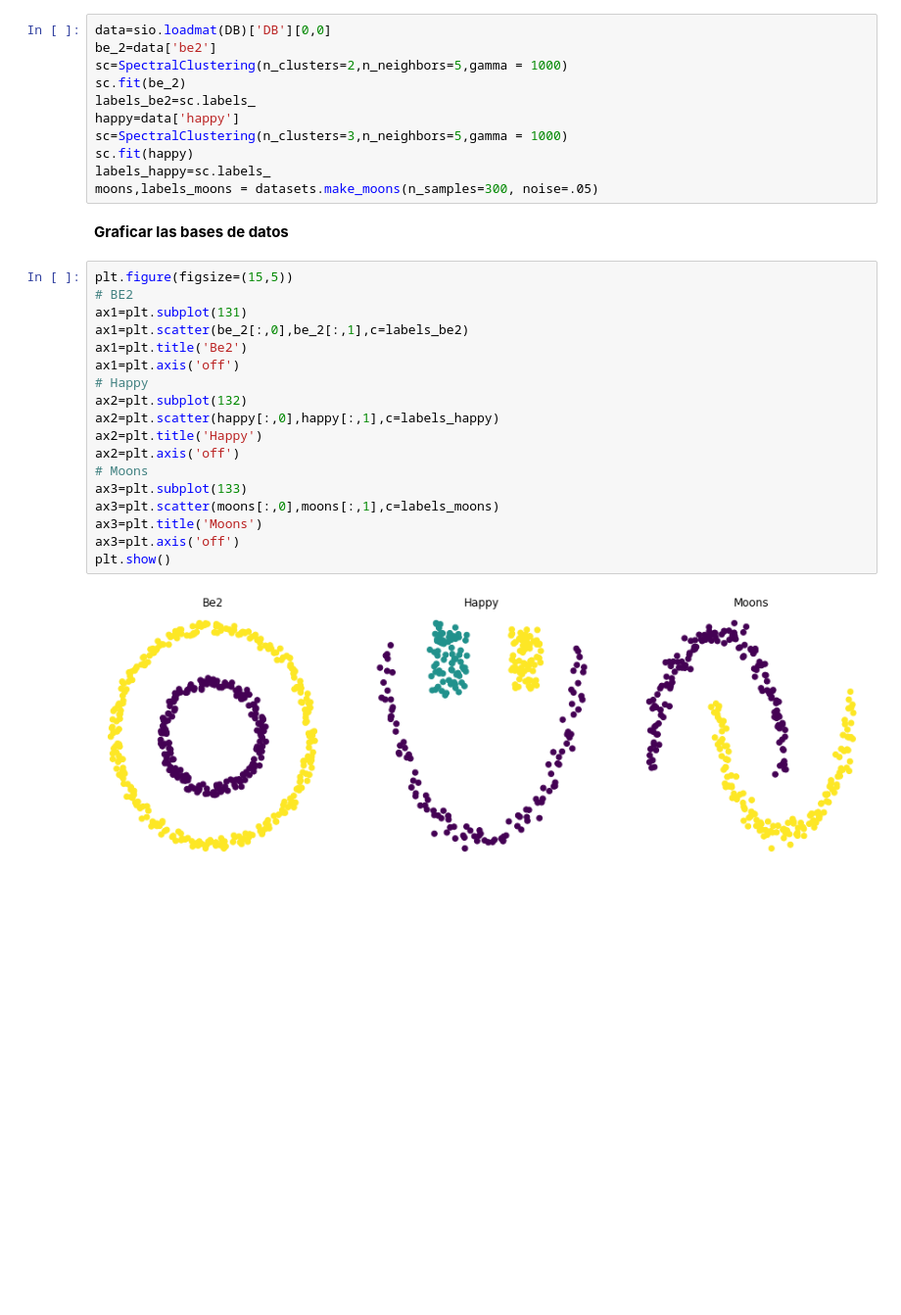
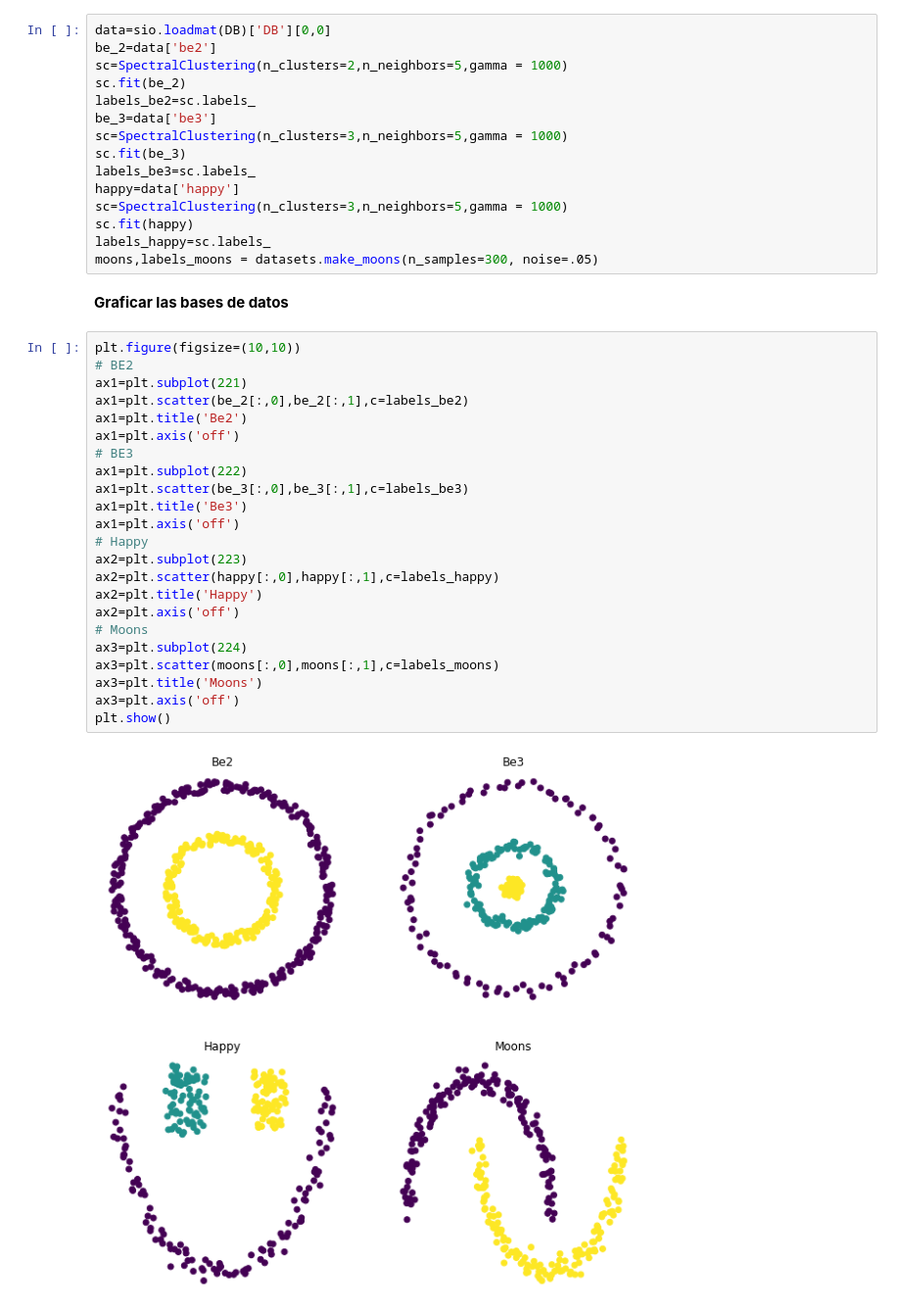
Before and after one commit to Bryan0122/PRI, a Jupyter notebook: PRI.ipynb, the cells around one changed output. Shown at 98% size. Drawn from its saved outputs; the diff is of its cells as text; blank space fills up the shorter version.

```diff
--- a/PRI.ipynb
+++ b/PRI.ipynb
@@ -88,6 +89,10 @@ be_2=data['be2']
 sc=SpectralClustering(n_clusters=2,n_neighbors=5,gamma = 1000)
 sc.fit(be_2)
 labels_be2=sc.labels_
+be_3=data['be3']
+sc=SpectralClustering(n_clusters=3,n_neighbors=5,gamma = 1000)
+sc.fit(be_3)
+labels_be3=sc.labels_
 happy=data['happy']
 sc=SpectralClustering(n_clusters=3,n_neighbors=5,gamma = 1000)
 sc.fit(happy)
@@ -96,25 +101,30 @@ moons,labels_moons = datasets.make_moons(n_samples=300, noise=.05)
 # %% [markdown]
 **Graficar las bases de datos**
 # %%
-plt.figure(figsize=(15,5))
+plt.figure(figsize=(10,10))
 # BE2
-ax1=plt.subplot(131)
+ax1=plt.subplot(221)
 ax1=plt.scatter(be_2[:,0],be_2[:,1],c=labels_be2)
 ax1=plt.title('Be2')
 ax1=plt.axis('off')
+# BE3
+ax1=plt.subplot(222)
+ax1=plt.scatter(be_3[:,0],be_3[:,1],c=labels_be3)
+ax1=plt.title('Be3')
+ax1=plt.axis('off')
 # Happy
-ax2=plt.subplot(132)
+ax2=plt.subplot(223)
 ax2=plt.scatter(happy[:,0],happy[:,1],c=labels_happy)
 ax2=plt.title('Happy')
 ax2=plt.axis('off')
 # Moons
-ax3=plt.subplot(133)
+ax3=plt.subplot(224)
 ax3=plt.scatter(moons[:,0],moons[:,1],c=labels_moons)
 ax3=plt.title('Moons')
 ax3=plt.axis('off')
 plt.show()
 # %% [output]
-[figure, old version]
+[figure, new version]
 # %%
 
 data = sio.loadmat(DB)['DB'][0, 0]
```
Also changed, not shown: parts of 2 cells of this notebook.
